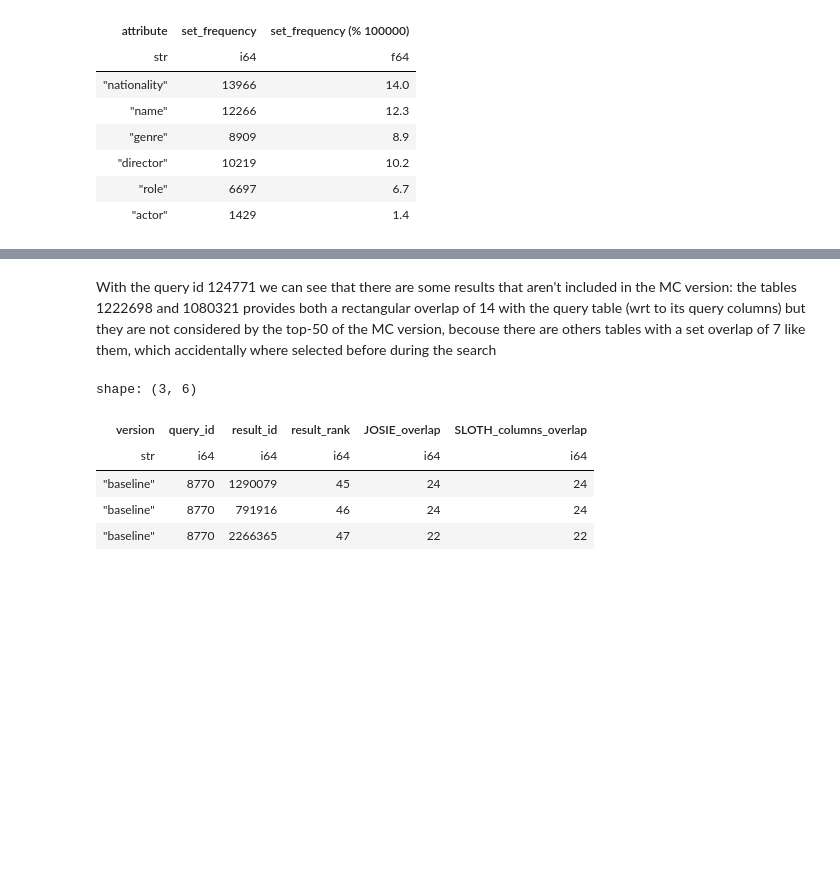
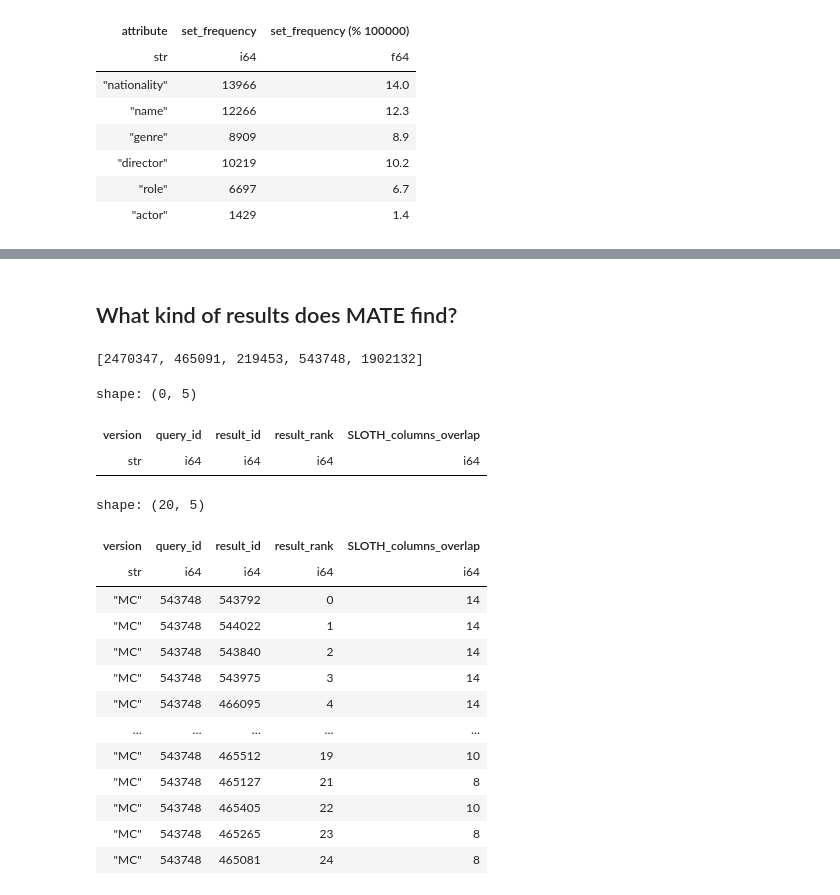
Before and after one commit to nanni00/datalake-table-finder, a Jupyter notebook: experiments/multi_key_join/multi_key_analsyses.ipynb, the cells around one changed output, grey strips where cells are left out. Drawn from its saved outputs; the diff is of its cells as text; code cells hidden in the pictures; blank space fills up the shorter version.

```diff
--- a/experiments/multi_key_join/multi_key_analsyses.ipynb
+++ b/experiments/multi_key_join/multi_key_analsyses.ipynb
@@ -329,15 +349,44 @@ for i, qid in enumerate(query_ids):
+# %% [markdown]
+## What kind of results does MATE find?
+# %%
+multi_keys = [
+    'party-district',
+    'party-member',
+    # 'home-road',
+    # 'home-div',
+]
+multi_key = multi_keys[0]
+N = 600
+K = 50
+
+results = pl.read_csv(f'{analyses_dir}/{multi_key}/N{N}_K{K}_T{T}/final_results.csv')
+josie_mc_results = pl.read_csv(f'{analyses_dir}/{multi_key}/N{N}_K{K}_T{T}/results_multi_josie.csv')
+results.select('query_id').unique().to_series().to_list()[5:10]
+# %% [output]
+[2470347, 465091, 219453, 543748, 1902132]
+# %%
+g = results.filter(pl.col('query_id') == 543748)
 # %%
-qid = strange[2]
-d = results.filter((pl.col('query_id') == qid) & (pl.col('SLOTH_columns_overlap') > 0))
+g.filter((pl.col('version') == 'BSL') & (pl.col('SLOTH_columns_overlap') > 0))
+# %% [output]
+shape: (0, 5)
+| version | query_id | result_id | result_rank | SLOTH_columns_overlap |
+| str | i64 | i64 | i64 | i64 |
-# %% [markdown]
-With the query id 124771 we can see that there are some results that aren't included in the MC version: the tables 1222698 and 1080321 provides both a rectangular overlap of 14 with the query table (wrt to its query columns) but they are not considered by the top-50 of the MC version, becouse there are others tables with a set overlap of 7 like them, which accidentally where selected before during the search
 # %%
-d.filter(pl.col('version') == 'baseline')
+g.filter((pl.col('version') == 'MC') & (pl.col('SLOTH_columns_overlap') > 0))
 # %% [output]
-shape: (3, 6)
+shape: (20, 5)
-| version | query_id | result_id | result_rank | JOSIE_overlap | SLOTH_columns_overlap |
-| str | i64 | i64 | i64 | i64 | i64 |
-| "baseline" | 8770 | 1290079 | 45 | 24 | 24 |
-| "baseline" | 8770 | 791916 | 46 | 24 | 24 |
-| "baseline" | 8770 | 2266365 | 47 | 22 | 22 |
+| version | query_id | result_id | result_rank | SLOTH_columns_overlap |
+| str | i64 | i64 | i64 | i64 |
+| "MC" | 543748 | 543792 | 0 | 14 |
+| "MC" | 543748 | 544022 | 1 | 14 |
+| "MC" | 543748 | 543840 | 2 | 14 |
+| "MC" | 543748 | 543975 | 3 | 14 |
+| "MC" | 543748 | 466095 | 4 | 14 |
+| … | … | … | … | … |
+| "MC" | 543748 | 465512 | 19 | 10 |
+| "MC" | 543748 | 465127 | 21 | 8 |
+| "MC" | 543748 | 465405 | 22 | 10 |
+| "MC" | 543748 | 465265 | 23 | 8 |
+| "MC" | 543748 | 465081 | 24 | 8 |
 # %%
```
Also changed, not shown: parts of 20 cells of this notebook, 12 other files.
